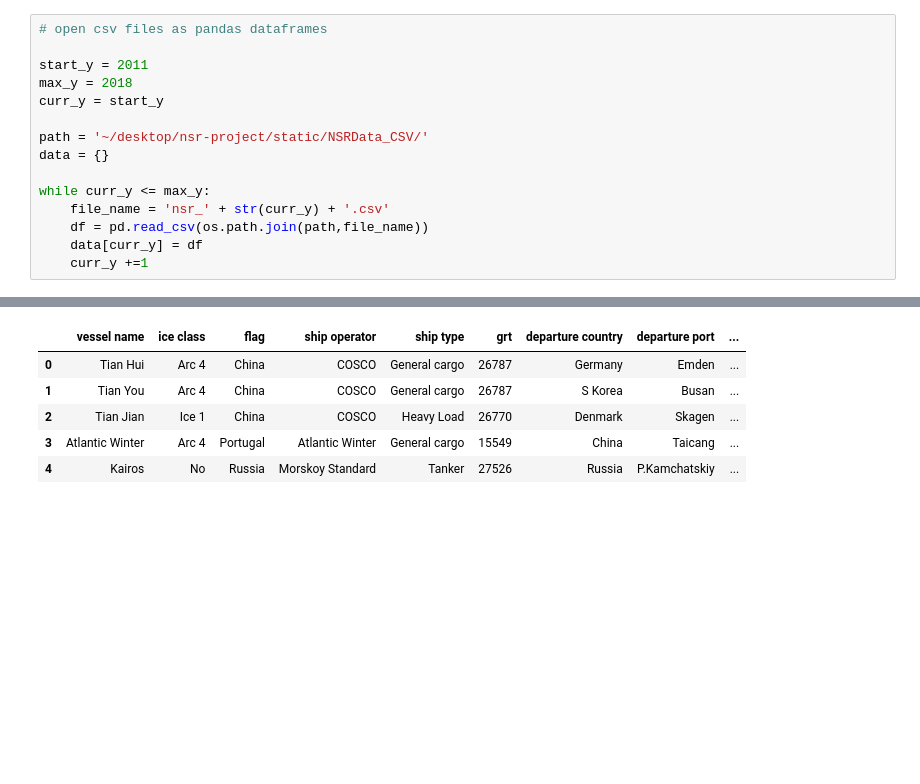
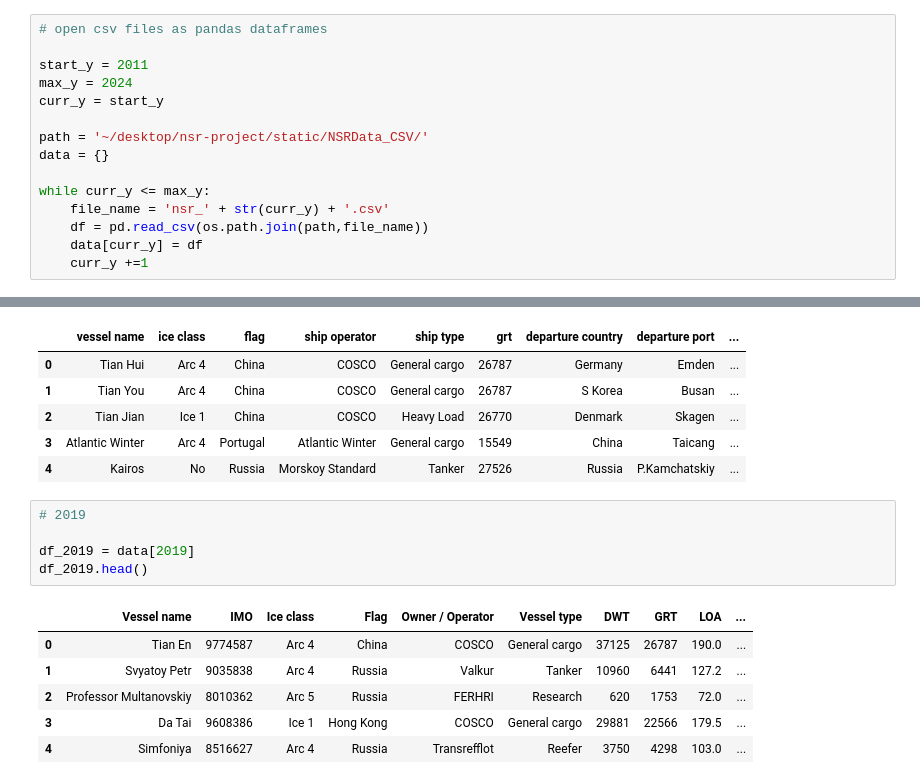
Before and after one commit to csmith454/nsr-project, a Jupyter notebook: nsr_data_wrangling.ipynb, the cells around one changed output, grey strips where cells are left out. Drawn from its saved outputs; the diff is of its cells as text; blank space fills up the shorter version.

```diff
--- a/nsr_data_wrangling.ipynb
+++ b/nsr_data_wrangling.ipynb
@@ -9,7 +9,7 @@ import os
 # open csv files as pandas dataframes
 
 start_y = 2011
-max_y = 2018
+max_y = 2024
 curr_y = start_y
 
 path = '~/desktop/nsr-project/static/NSRData_CSV/'
@@ -874,3 +874,15 @@ dtype: int64
 | 2 | Tian Jian | Ice 1 | China | COSCO | Heavy Load | 26770 | Denmark | Skagen | ... |
 | 3 | Atlantic Winter | Arc 4 | Portugal | Atlantic Winter | General cargo | 15549 | China | Taicang | ... |
 | 4 | Kairos | No | Russia | Morskoy Standard | Tanker | 27526 | Russia | P.Kamchatskiy | ... |
+# %%
+# 2019
+
+df_2019 = data[2019]
+df_2019.head()
+# %% [output]
+|  | Vessel name | IMO | Ice class | Flag | Owner / Operator | Vessel type | DWT | GRT | LOA | ... |
+| 0 | Tian En | 9774587 | Arc 4 | China | COSCO | General cargo | 37125 | 26787 | 190.0 | ... |
+| 1 | Svyatoy Petr | 9035838 | Arc 4 | Russia | Valkur | Tanker | 10960 | 6441 | 127.2 | ... |
+| 2 | Professor Multanovskiy | 8010362 | Arc 5 | Russia | FERHRI | Research | 620 | 1753 | 72.0 | ... |
+| 3 | Da Tai | 9608386 | Ice 1 | Hong Kong | COSCO | General cargo | 29881 | 22566 | 179.5 | ... |
+| 4 | Simfoniya | 8516627 | Arc 4 | Russia | Transrefflot | Reefer | 3750 | 4298 | 103.0 | ... |
```
Also changed, not shown: parts of 25 cells of this notebook, 6 other files.
